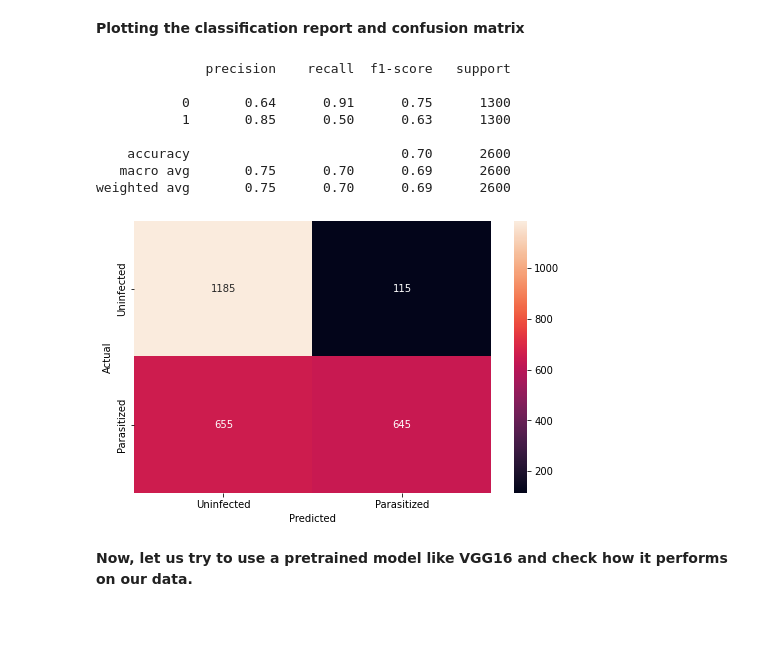
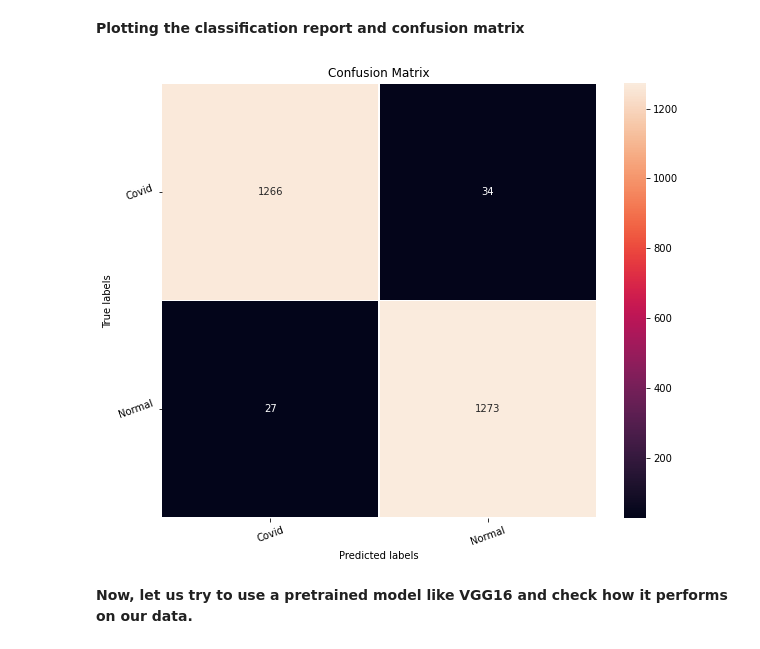
Before and after one commit to sunny722122/capitalstone_Proj_malaria_detection, a Jupyter notebook: Reference_Notebook_Milestone_2_Deep_Learning.ipynb, the cells around one changed output. Drawn from its saved outputs; the diff is of its cells as text; code cells hidden in the pictures; blank space fills up the shorter version.

```diff
--- a/Reference_Notebook_Milestone_2_Deep_Learning.ipynb
+++ b/Reference_Notebook_Milestone_2_Deep_Learning.ipynb
@@ -849,42 +879,32 @@ print('\n', 'Test_Accuracy:-', accuracy3[1])
 # %% [markdown]
 <B>Plotting the classification report and confusion matrix
-# %%
-from sklearn.metrics import classification_report
-
-from sklearn.metrics import confusion_matrix
-
-pred = model3.predict(test_images)
-
-pred = np.argmax(pred, axis = 1)
-
-y_true = np.argmax(test_labels, axis = 1)
-
-# Printing the classification report
-print(classification_report(y_true, pred))
-
-# Plotting the heatmap using confusion matrix
-
-cm = confusion_matrix(y_true, pred)
-
-plt.figure(figsize = (8, 5))
-
-sns.heatmap(cm, annot = True,  fmt = '.0f', xticklabels = ['Uninfected', 'Parasitized'], yticklabels = ['Uninfected', 'Parasitized'])
-
-plt.ylabel('Actual')
-
-plt.xlabel('Predicted')
-
-plt.show()
-# %% [output]
-              precision    recall  f1-score   support
-
-           0       0.64      0.91      0.75      1300
-           1       0.85      0.50      0.63      1300
-
-    accuracy                           0.70      2600
-   macro avg       0.75      0.70      0.69      2600
-weighted avg       0.75      0.70      0.69      2600
-[figure, removed]
+# %%
+# Obtaining the categorical values from y_test_encoded and y_pred
+y_pred_arg = np.argmax(model3.predict(test_images), axis = 1)
+y_test_arg = np.argmax(test_labels,axis = 1)
+
+# Plotting the Confusion Matrix using confusion matrix() function which is also predefined tensorflow module
+confusion_matrix = tf.math.confusion_matrix(y_test_arg, y_pred_arg)
+
+f, ax = plt.subplots(figsize = (10, 8))
+
+sns.heatmap(
+    confusion_matrix,
+    annot = True,
+    linewidths = .4,
+    fmt = "d",
+    square = True,
+    ax = ax
+)
+
+# Setting the labels to both the axes
+ax.set_xlabel('Predicted labels');ax.set_ylabel('True labels');
+ax.set_title('Confusion Matrix');
+ax.xaxis.set_ticklabels(['Covid', 'Normal', 'Viral Pneumonia'], rotation = 20)
+ax.yaxis.set_ticklabels(['Covid', 'Normal', 'Viral Pneumonia'], rotation = 20)
+plt.show()
+# %% [output]
+[figure, added]
 # %% [markdown]
 <b> Now, let us try to use a pretrained model like VGG16 and check how it performs on our data.
 # %% [markdown]
```
Also changed, not shown: parts of 41 cells of this notebook.
